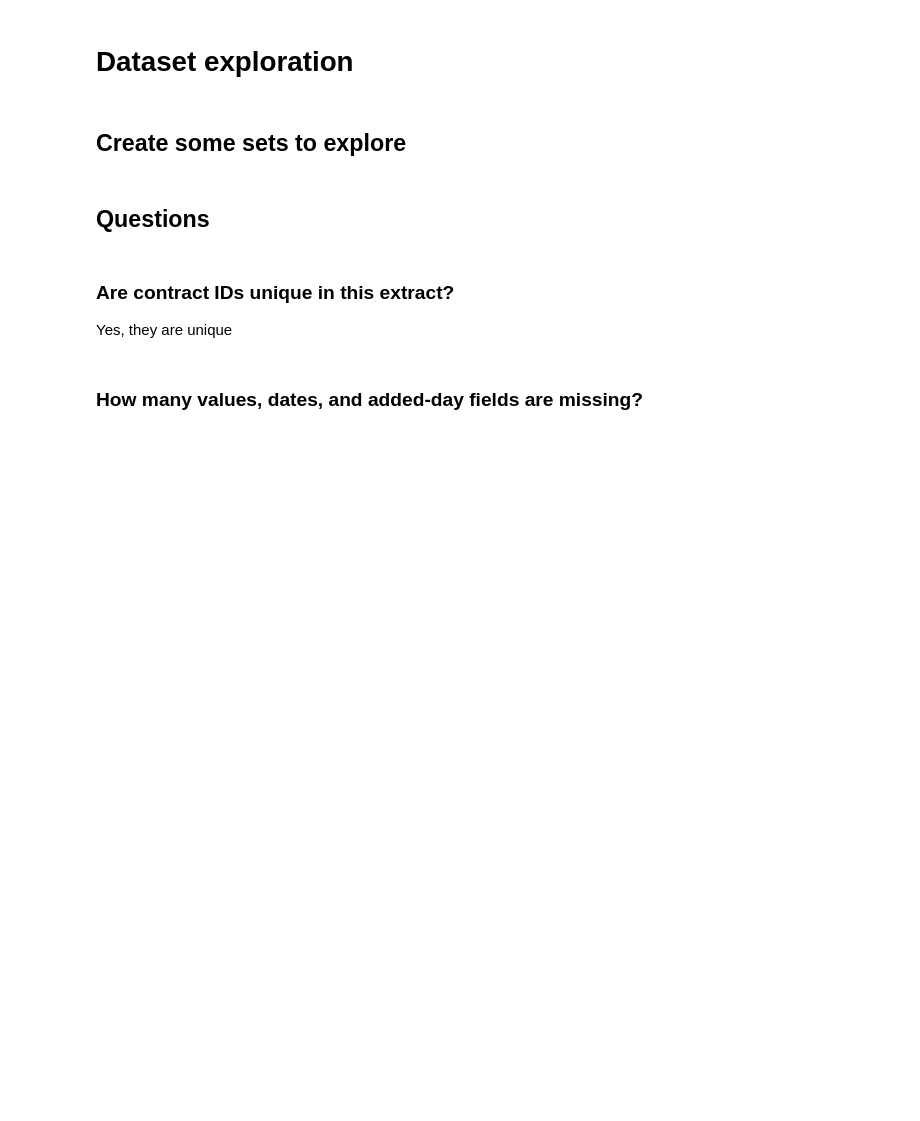
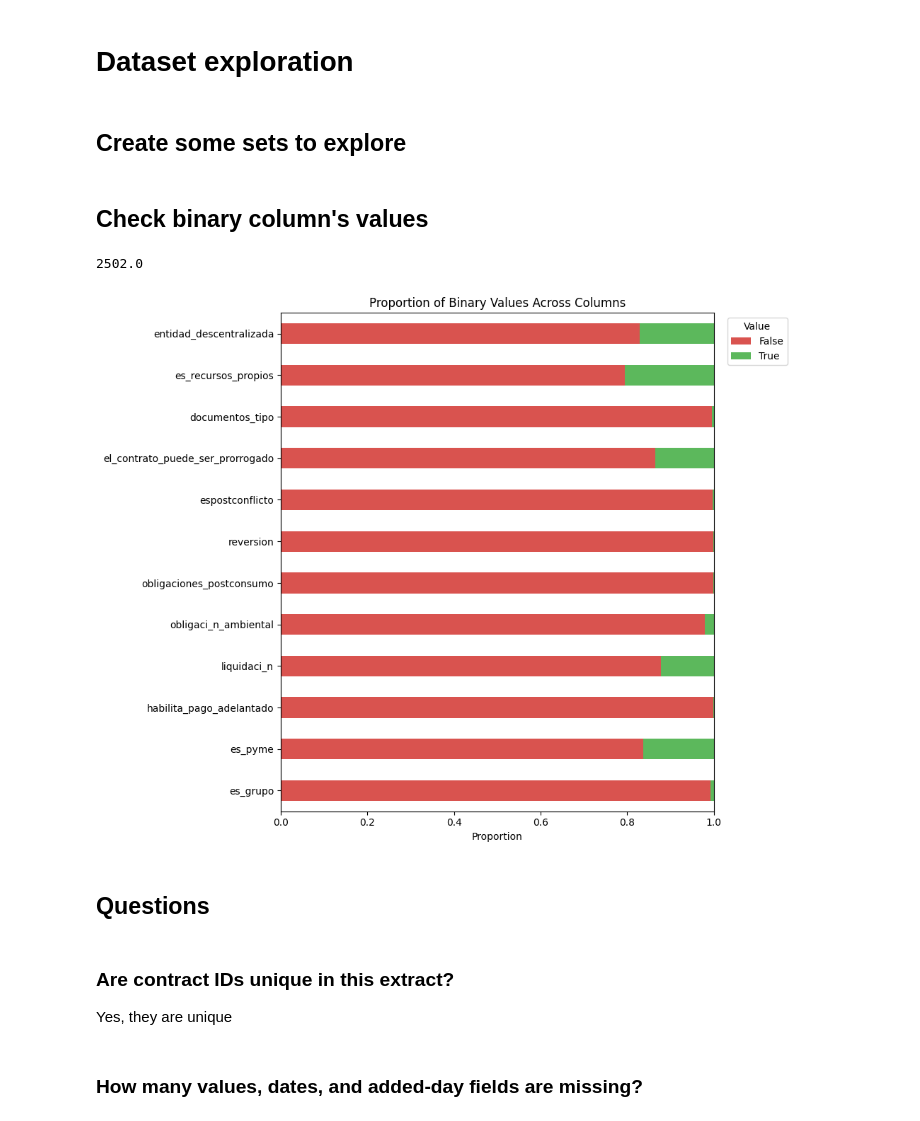
Before and after one commit to johngalt-lab/SECOP-II-Contract-Analysis, a Jupyter notebook: Clean and Describe.ipynb, the cells around one changed output. Cells and saved outputs as stored; diff of their text form; code cells hidden in the pictures; blank space fills up the shorter version.

Commit message:
Change binary to booleans and visualize them

```diff
--- a/Clean and Describe.ipynb
+++ b/Clean and Describe.ipynb
@@ -669,0 +697,2 @@ print(f'{df.shape[1]} columns left')
+# %%
+df.drop(columns='valor_amortizado', inplace=True)
@@ -669,0 +703,5 @@ print(f'{df.shape[1]} columns left')
+# %%
+df = df.replace(
+    {r'(?i)^no$': False, r'(?i)^s[ií]$': True},
+    regex=True
+)
@@ -669,0 +710,5 @@ print(f'{df.shape[1]} columns left')
+# %%
+df = df.replace(
+    {r'(?i)^centralizada$': True, r'(?i)^Descentralizada$': False},
+    regex=True
+)
@@ -669,0 +717,7 @@ print(f'{df.shape[1]} columns left')
+# %%
+df['es_recursos_propios'] = df['origen_de_los_recursos']
+df.drop(columns='origen_de_los_recursos', inplace=True)
+df = df.replace(
+    {r'(?i)^Recursos Propios$': True, r'(?i)^Distribuido$': False},
+    regex=True
+)
@@ -683,3 +763,32 @@ cols_people = ['nombre_representante_legal', 'nacionalidad_representante_legal',
 cols_budget_bank = ['origen_de_los_recursos', 'destino_gasto', 'presupuesto_general_de_la_nacion_pgn', 'sistema_general_de_participaciones', 'sistema_general_de_regal_as', 'recursos_propios_alcald_as_gobernaciones_y_resguardos_ind_genas_', 'recursos_de_credito', 'recursos_propios', 'saldo_cdp_millions', 'habilita_pago_adelantado', 'nombre_del_banco', 'tipo_de_cuenta', 'n_mero_de_cuenta']
 cols_policy = ['espostconflicto', 'puntos_del_acuerdo', 'pilares_del_acuerdo', 'obligaci_n_ambiental', 'obligaciones_postconsumo', 'obligaciones_posconsumo']
 cols_duration = df.columns[df.columns.str.contains(r'dura', case=False, na=False)]
+# %% [markdown]
+## Check binary column's values
+# %%
+len(binary_cols) * 0.5 + 2
+# %% [output]
+2502.0
+# %%
+# 1. Select all binary (2-value) columns
+binary_cols = df.loc[:, df.astype(str).nunique() == 2]
+
+# 2. Count True vs False (or the 2 values) for each column
+counts = binary_cols.apply(lambda x: x.value_counts()).T.fillna(0)
+
+# 3. Plot as a 100% stacked horizontal bar chart
+ax = counts.div(counts.sum(axis=1), axis=0).plot(
+    kind='barh',
+    stacked=True,
+    figsize=(10, len(binary_cols.columns) * 0.5 + 2),
+    color=['#d9534f', '#5cb85c'] # Red for False, Green for True
+)
+
+plt.title('Proportion of Binary Values Across Columns')
+plt.xlabel('Proportion')
+plt.xlim(0, 1)
+plt.legend(title='Value', bbox_to_anchor=(1.02, 1), loc='upper left')
+plt.tight_layout()
+plt.show()
+# %% [output]
+[figure, added]
```
Also changed, not shown: parts of 17 cells of this notebook, 1 other file.
